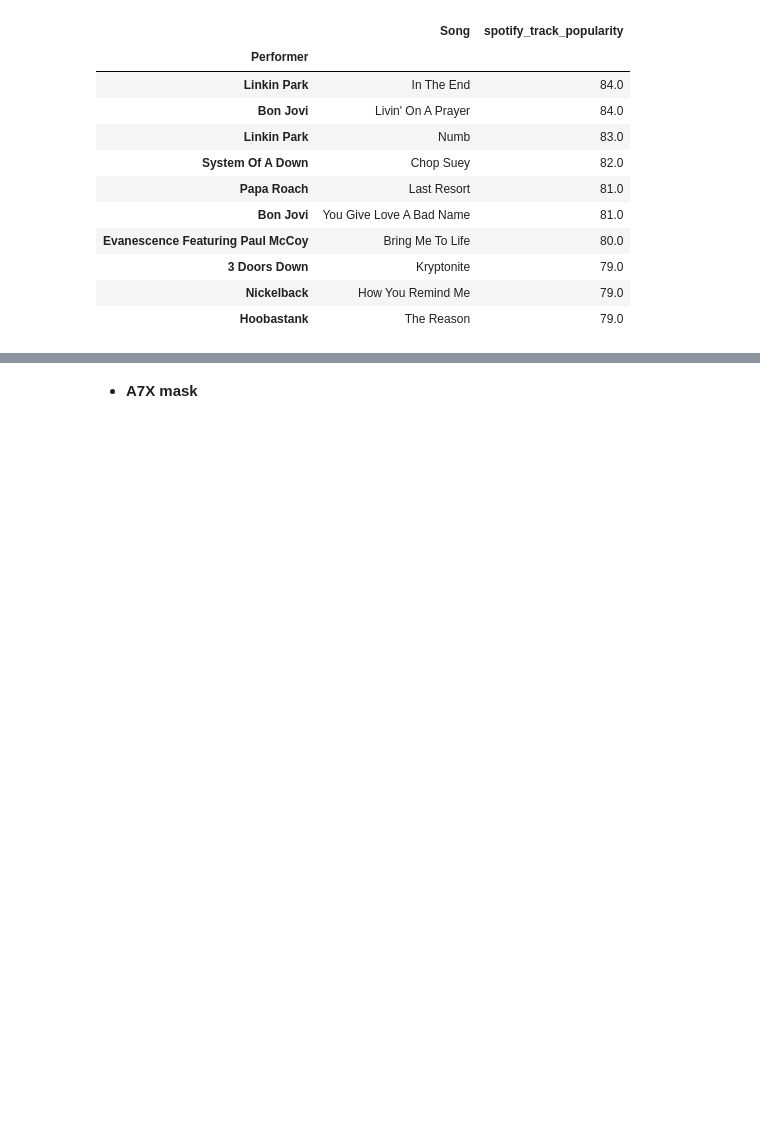
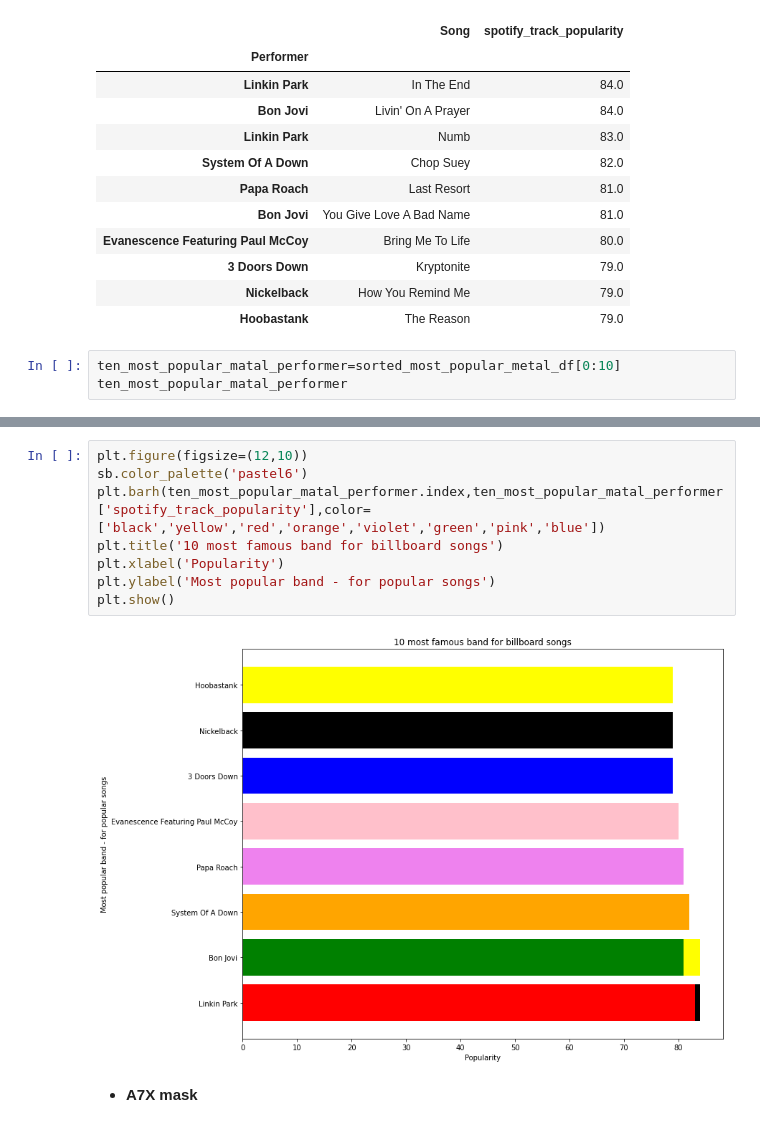
Before and after one commit to alelovo/Project_programming, a Jupyter notebook: project.ipynb, the cells around one changed output, grey strips where cells are left out. Drawn from its saved outputs; the diff is of its cells as text; blank space fills up the shorter version.

```diff
--- a/project.ipynb
+++ b/project.ipynb
@@ -465,3 +511,6 @@ sorted_most_popular_metal_df.head(10)
 | 3 Doors Down | Kryptonite | 79.0 |
 | Nickelback | How You Remind Me | 79.0 |
 | Hoobastank | The Reason | 79.0 |
+# %%
+ten_most_popular_matal_performer=sorted_most_popular_metal_df[0:10]
+ten_most_popular_matal_performer
@@ -468,3 +530,13 @@ sorted_most_popular_metal_df.head(10)
+# %%
+plt.figure(figsize=(12,10))
+sb.color_palette('pastel6')
+plt.barh(ten_most_popular_matal_performer.index,ten_most_popular_matal_performer['spotify_track_popularity'],color=['black','yellow','red','orange','violet','green','pink','blue'])
+plt.title('10 most famous band for billboard songs')
+plt.xlabel('Popularity')
+plt.ylabel('Most popular band - for popular songs')
+plt.show()
+# %% [output]
+[figure, added]
 # %% [markdown]
 * **A7X mask**
 # %%
```
Also changed, not shown: parts of 11 cells of this notebook.
